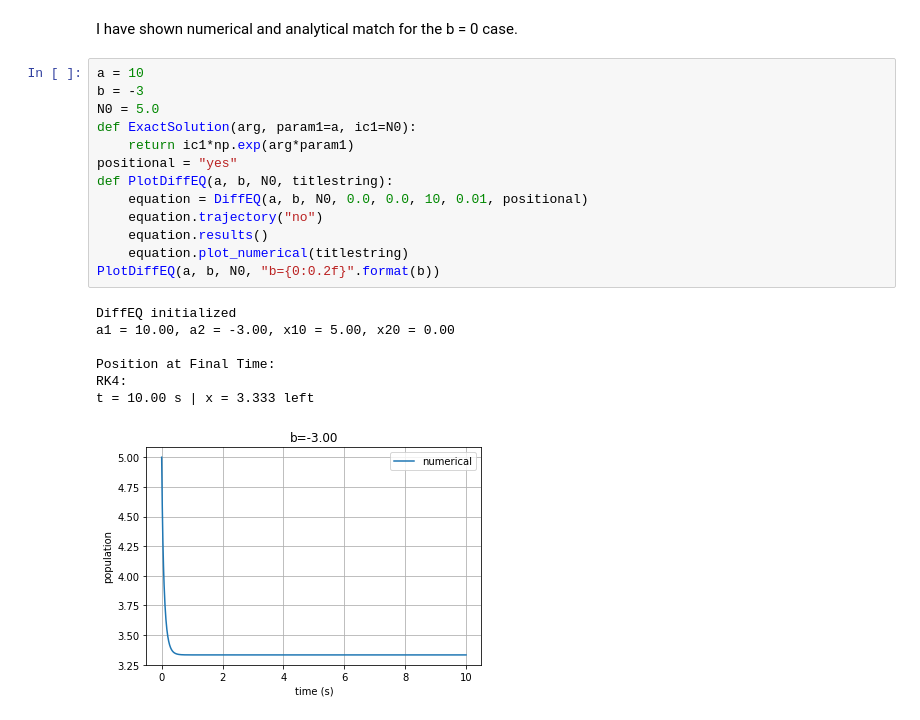
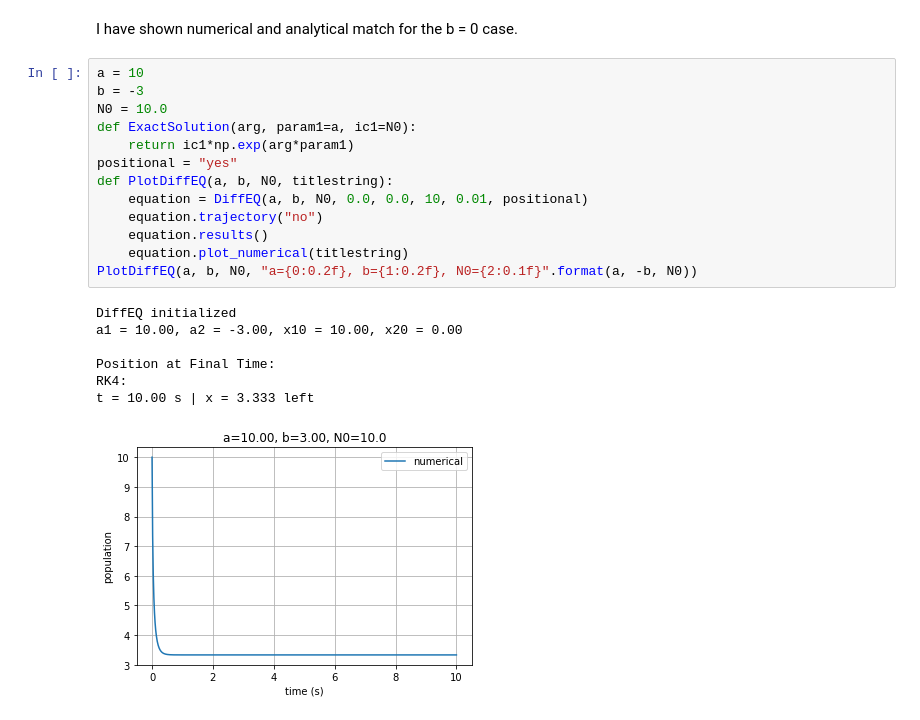
Before and after one commit to aton-physics/Lectures, a Jupyter notebook: Assign1.ipynb, the cells around one changed output. Drawn from its saved outputs; the diff is of its cells as text.

```diff
--- a/Assign1.ipynb
+++ b/Assign1.ipynb
@@ -259,21 +259,21 @@ I have shown numerical and analytical match for the b = 0 case.
 # %%
 a = 10
 b = -3
-N0 = 5.0
+N0 = 10.0
 def ExactSolution(arg, param1=a, ic1=N0):
     return ic1*np.exp(arg*param1)
 positional = "yes"
 def PlotDiffEQ(a, b, N0, titlestring):
     equation = DiffEQ(a, b, N0, 0.0, 0.0, 10, 0.01, positional)
     equation.trajectory("no")
     equation.results()
     equation.plot_numerical(titlestring)
-PlotDiffEQ(a, b, N0, "b={0:0.2f}".format(b))
+PlotDiffEQ(a, b, N0, "a={0:0.2f}, b={1:0.2f}, N0={2:0.1f}".format(a, -b, N0))
 # %% [output]
 DiffEQ initialized
-a1 = 10.00, a2 = -3.00, x10 = 5.00, x20 = 0.00
+a1 = 10.00, a2 = -3.00, x10 = 10.00, x20 = 0.00
 
 Position at Final Time:
 RK4:
 t = 10.00 s | x = 3.333 left
-[figure, old version]
+[figure, new version]
```
Also changed, not shown: parts of 4 cells of this notebook.
